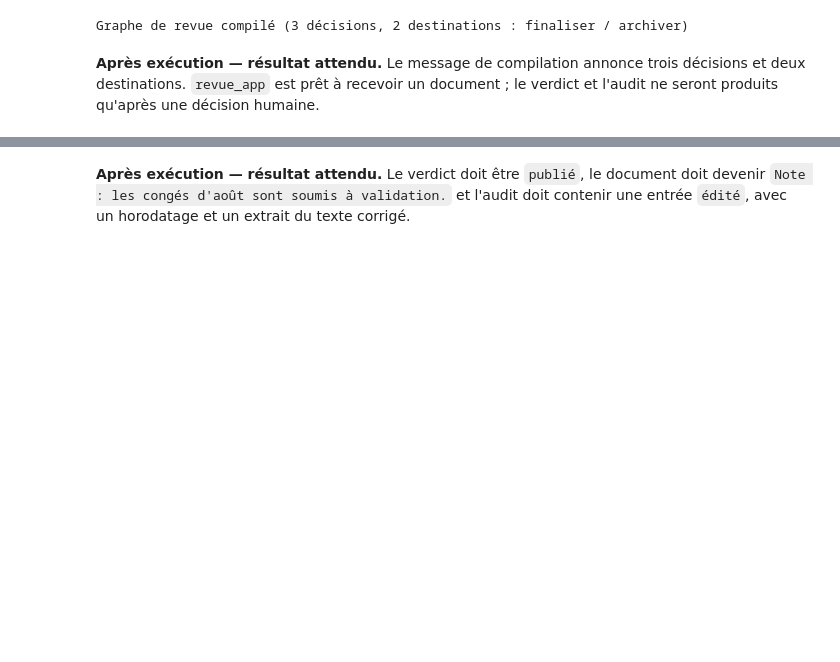
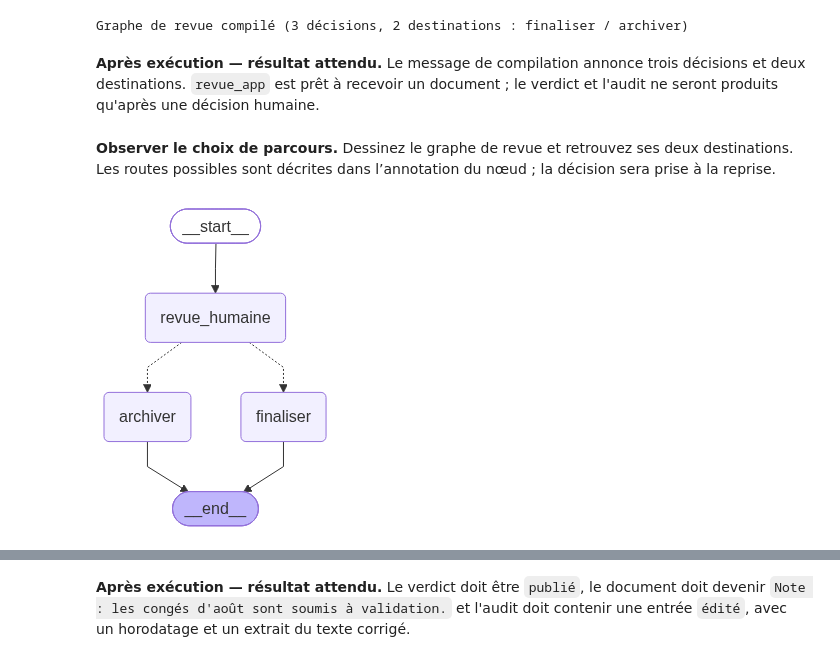
Before and after one commit to mlabarrere/Formation-Mistral-Public, a Jupyter notebook: J3_Avancé/T1_Workflows_HITL/NB_T1a_workflows_hitl.ipynb, the cells around one changed output, grey strips where cells are left out. Drawn from its saved outputs; the diff is of its cells as text; code cells hidden in the pictures; blank space fills up the shorter version.

```diff
--- a/J3_Avancé/T1_Workflows_HITL/NB_T1a_workflows_hitl.ipynb
+++ b/J3_Avancé/T1_Workflows_HITL/NB_T1a_workflows_hitl.ipynb
@@ -213,25 +297,26 @@ au lieu de la remplacer.
 # %%
 import operator
-from typing import Annotated
+from typing import Annotated, Literal
 from datetime import datetime, timezone
 
-
+# Définir le type de l'état pour la revue humaine.
 class RevueState(TypedDict):
     document: str
     verdict: str
     audit: Annotated[list[dict], operator.add]  # reducer : concatène les entrées
 
-
+# Définir une fonction pour créer une entrée d'audit.
 def _entree_audit(decision: str, doc: str) -> dict:
     # Horodater la décision et conserver un extrait, sans recopier tout le document.
     return {
         "decision": decision,
         "horodatage": datetime.now(timezone.utc).isoformat(timespec="seconds"),
-        "extrait": doc[:40],
+        "extrait": doc[:100],
     }
 
-
-def revue_humaine(state: RevueState) -> Command:
+# Les destinations annotées permettent aussi de dessiner les routes possibles.
+# La décision réelle sera prise par Command(goto=...) à la reprise.
+def revue_humaine(state: RevueState) -> Command[Literal["finaliser", "archiver"]]:
     decision = interrupt({
         "document": state["document"],
         "action": "Relire : approuver / editer / rejeter",
@@ -252,11 +337,11 @@ def revue_humaine(state: RevueState) -> Command:
     return Command(update={"audit": [_entree_audit("rejeté", state["document"])]},
                    goto="archiver")
 
-
+# Définir les nœuds de finalisation et d’archivage.
 def finaliser(state: RevueState) -> RevueState:
     return {"verdict": "publié"}
 
-
+# Définir le nœud d’archivage.
 def archiver(state: RevueState) -> RevueState:
     return {"verdict": "archivé (rejeté)"}
 
@@ -276,4 +361,15 @@ print("Graphe de revue compilé (3 décisions, 2 destinations : finaliser / arch
 Graphe de revue compilé (3 décisions, 2 destinations : finaliser / archiver)
 # %% [markdown]
 **Après exécution — résultat attendu.** Le message de compilation annonce trois décisions et deux destinations. `revue_app` est prêt à recevoir un document ; le verdict et l'audit ne seront produits qu'après une décision humaine.
+# %% [markdown]
+**Observer le choix de parcours.** Dessinez le graphe de revue et retrouvez ses deux destinations. Les routes possibles sont décrites dans l’annotation du nœud ; la décision sera prise à la reprise.
+# %%
+# Dessiner le graphe ne lance pas ses nœuds.
+display(
+    Image(
+        revue_app.get_graph().draw_mermaid_png()
+    )
+)
+# %% [output]
+[figure, added]
 # %% [markdown]
```
Also changed, not shown: parts of 92 cells of this notebook.
